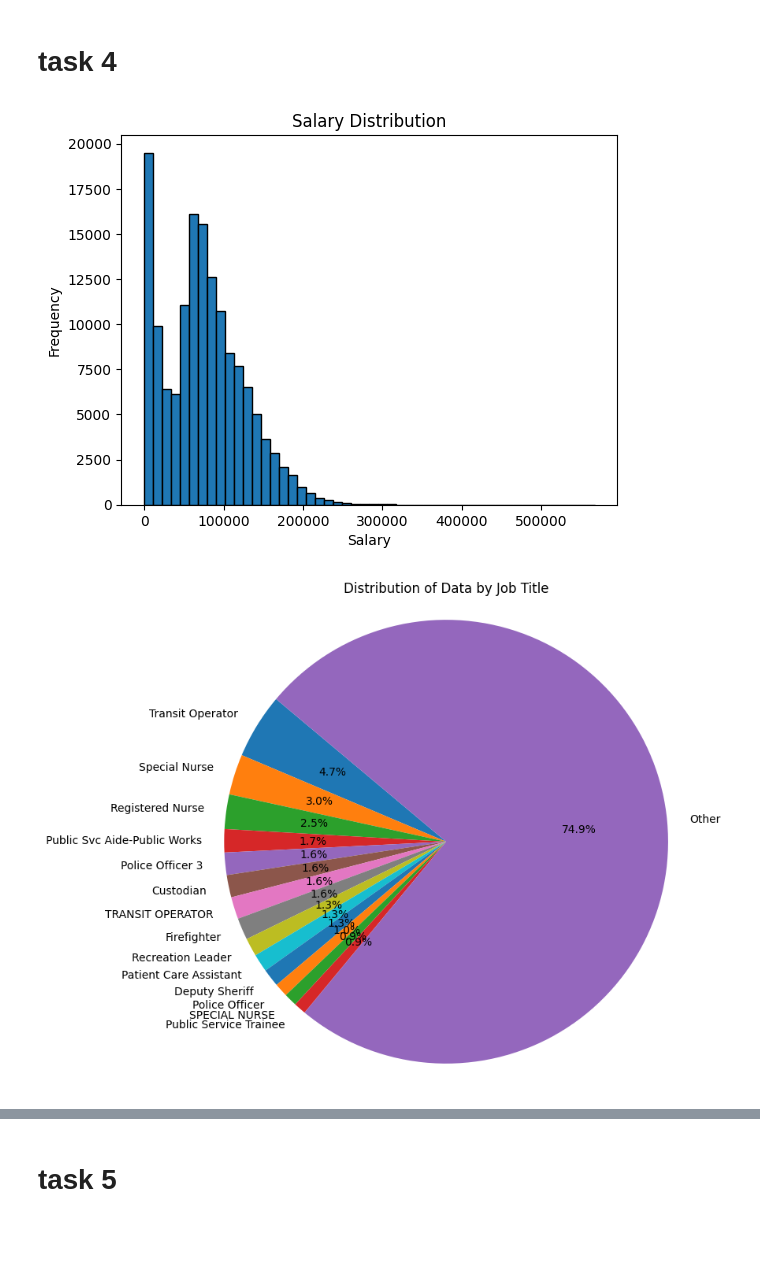
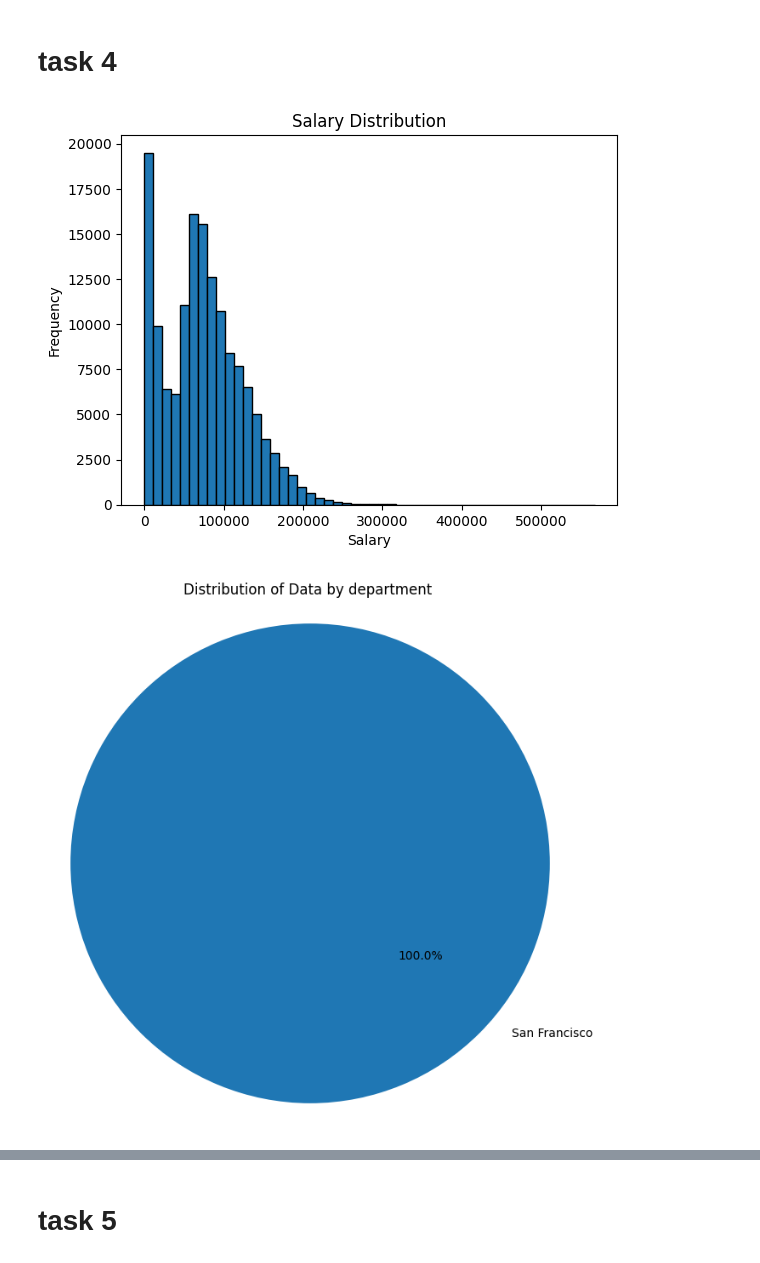
Before and after one commit to hatemabusadaa/shai-task, a Jupyter notebook: soultion.ipynb, the cells around one changed output, grey strips where cells are left out. Saved outputs shown, nothing was run; the diff lists cells and outputs as text; code cells hidden in the pictures; blank space fills up the shorter version.

```diff
--- a/soultion.ipynb
+++ b/soultion.ipynb
@@ -108,30 +108,25 @@ dtype: int64
 # %%
 # bar charts to visualize the distribution of salaries
 
 
 
 
 plt.hist(data['TotalPay'], bins=50, edgecolor='black')
 plt.title('Salary Distribution')
 plt.xlabel('Salary')
 plt.ylabel('Frequency')
 plt.show()
-job_title_counts = data['JobTitle'].value_counts()
+job_title_counts = data['Agency'].value_counts()
 
 
-# Group values with count less than 200 into 'Other'
-threshold = 1300
-other_count = job_title_counts[job_title_counts < threshold].sum()
-job_title_counts = job_title_counts[job_title_counts >= threshold]
-job_title_counts['Other'] = other_count
 
 # Plotting the pie chart
 plt.figure(figsize=(8, 8))
 plt.pie(job_title_counts, labels=job_title_counts.index, autopct='%1.1f%%', startangle=140)
-plt.title('Distribution of Data by Job Title')
+plt.title('Distribution of Data by department ')
 plt.axis('equal')  # Equal aspect ratio ensures that pie is drawn as a circle.
 plt.show()
 print(job_title_counts)
 # %% [output]
 [figure]
-[figure, old version]
+[figure, new version]
```
Also changed, not shown: parts of 3 cells of this notebook, 1 other file.
